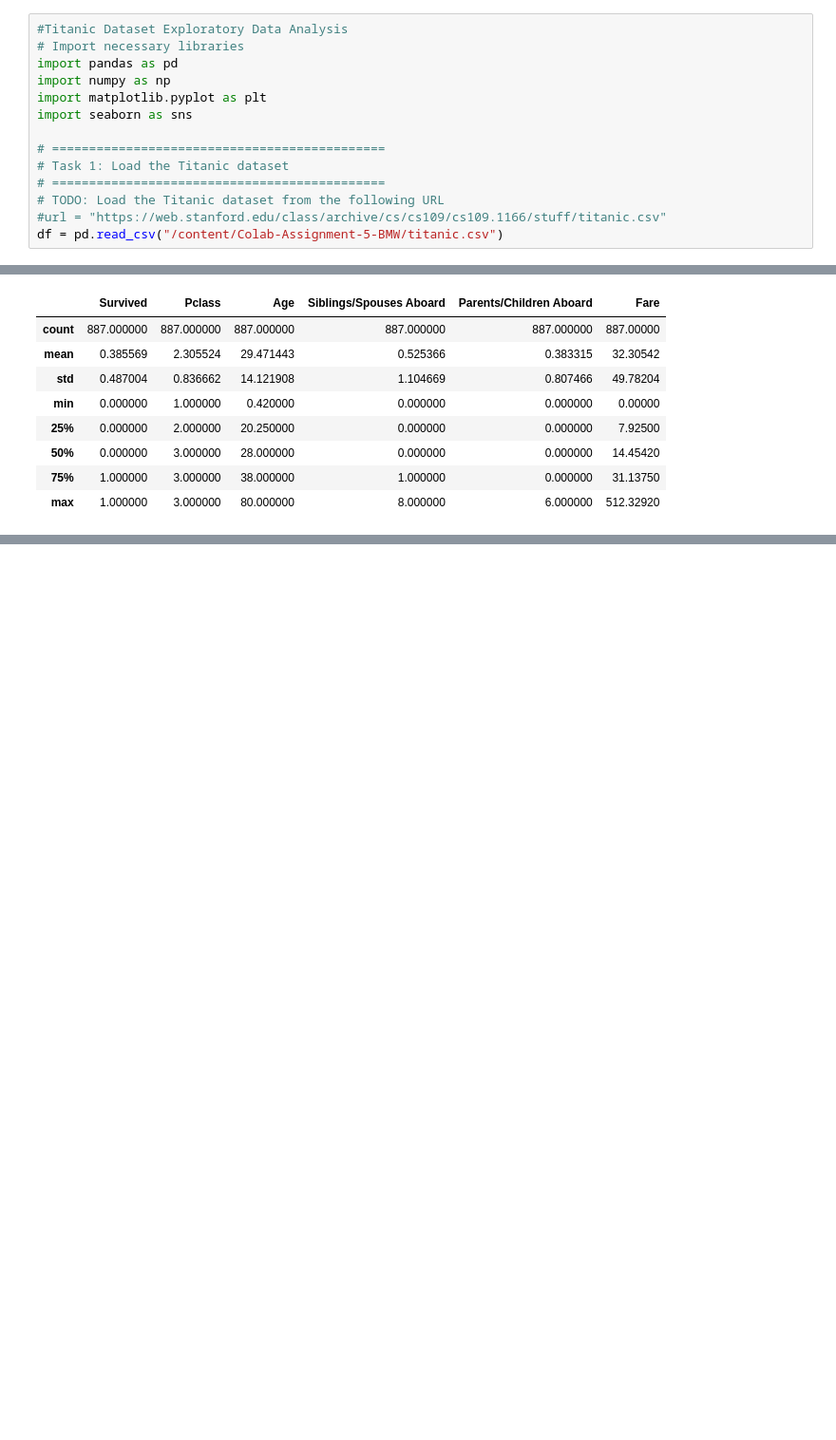
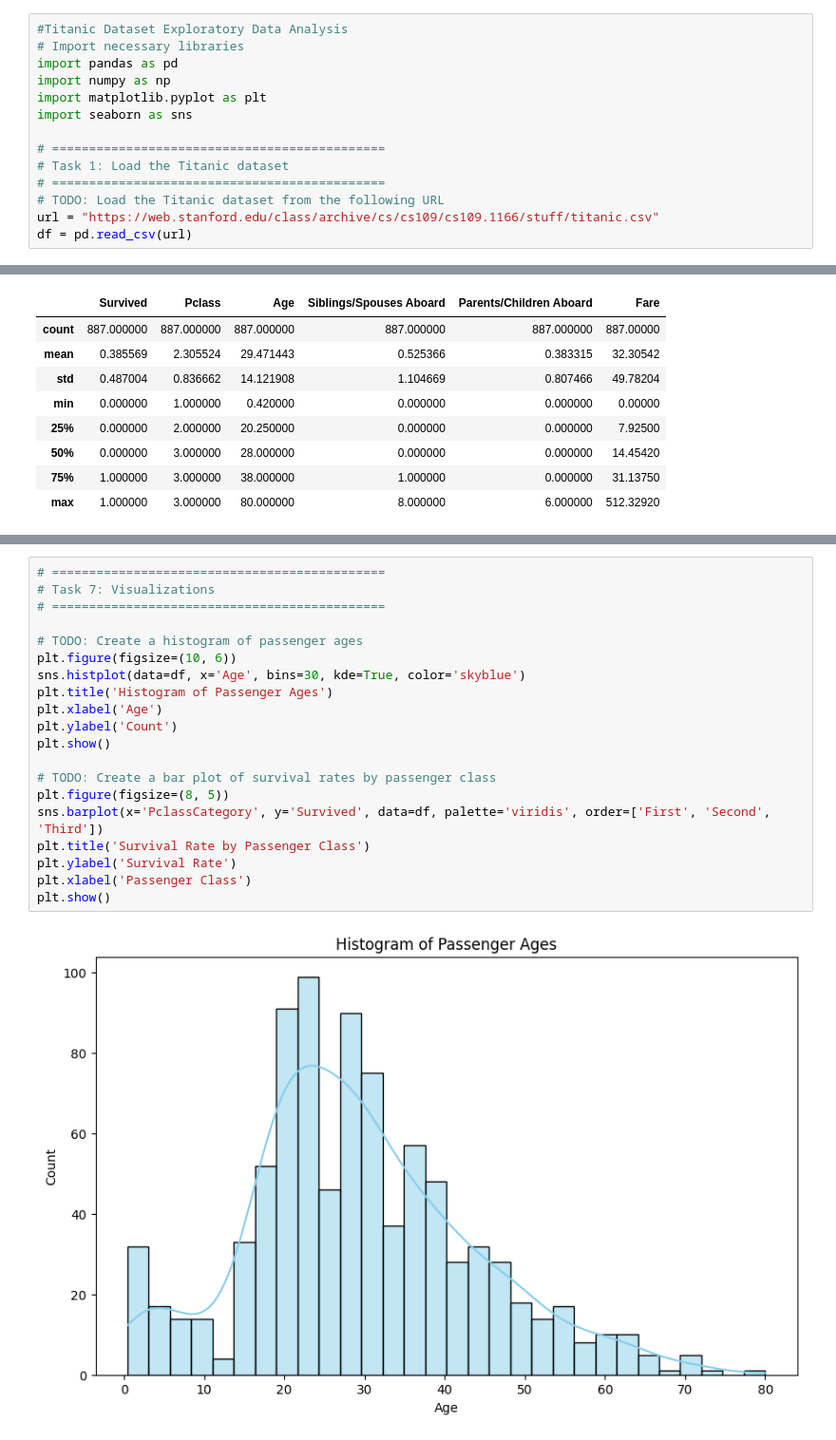
Before and after one commit to emortalizer/Colab-Assignment-5_1, a Jupyter notebook: Copy_of_Lesson_5_Assignment.ipynb, the cells around one changed output, grey strips where cells are left out. Shown at 95% size. Saved outputs shown, nothing was run; the diff lists cells and outputs as text; blank space fills up the shorter version.

```diff
--- a/Copy_of_Lesson_5_Assignment.ipynb
+++ b/Copy_of_Lesson_5_Assignment.ipynb
@@ -100,8 +22,8 @@ import seaborn as sns
 # Task 1: Load the Titanic dataset
 # =============================================
 # TODO: Load the Titanic dataset from the following URL
-#url = "https://web.stanford.edu/class/archive/cs/cs109/cs109.1166/stuff/titanic.csv"
-df = pd.read_csv("/content/Colab-Assignment-5-BMW/titanic.csv")
+url = "https://web.stanford.edu/class/archive/cs/cs109/cs109.1166/stuff/titanic.csv"
+df = pd.read_csv(url)
 # %%
 print("✅ Dataset loaded successfully! Shape:", df.shape)
 # %% [output]
@@ -188,0 +225,22 @@ KeyError: 'Cabin'
+# %%
+# =============================================
+# Task 7: Visualizations
+# =============================================
+
+# TODO: Create a histogram of passenger ages
+plt.figure(figsize=(10, 6))
+sns.histplot(data=df, x='Age', bins=30, kde=True, color='skyblue')
+plt.title('Histogram of Passenger Ages')
+plt.xlabel('Age')
+plt.ylabel('Count')
+plt.show()
+
+# TODO: Create a bar plot of survival rates by passenger class
+plt.figure(figsize=(8, 5))
+sns.barplot(x='PclassCategory', y='Survived', data=df, palette='viridis', order=['First', 'Second', 'Third'])
+plt.title('Survival Rate by Passenger Class')
+plt.ylabel('Survival Rate')
+plt.xlabel('Passenger Class')
+plt.show()
+# %% [output]
+[figure, added]
```
Also changed, not shown: parts of 22 cells of this notebook.
